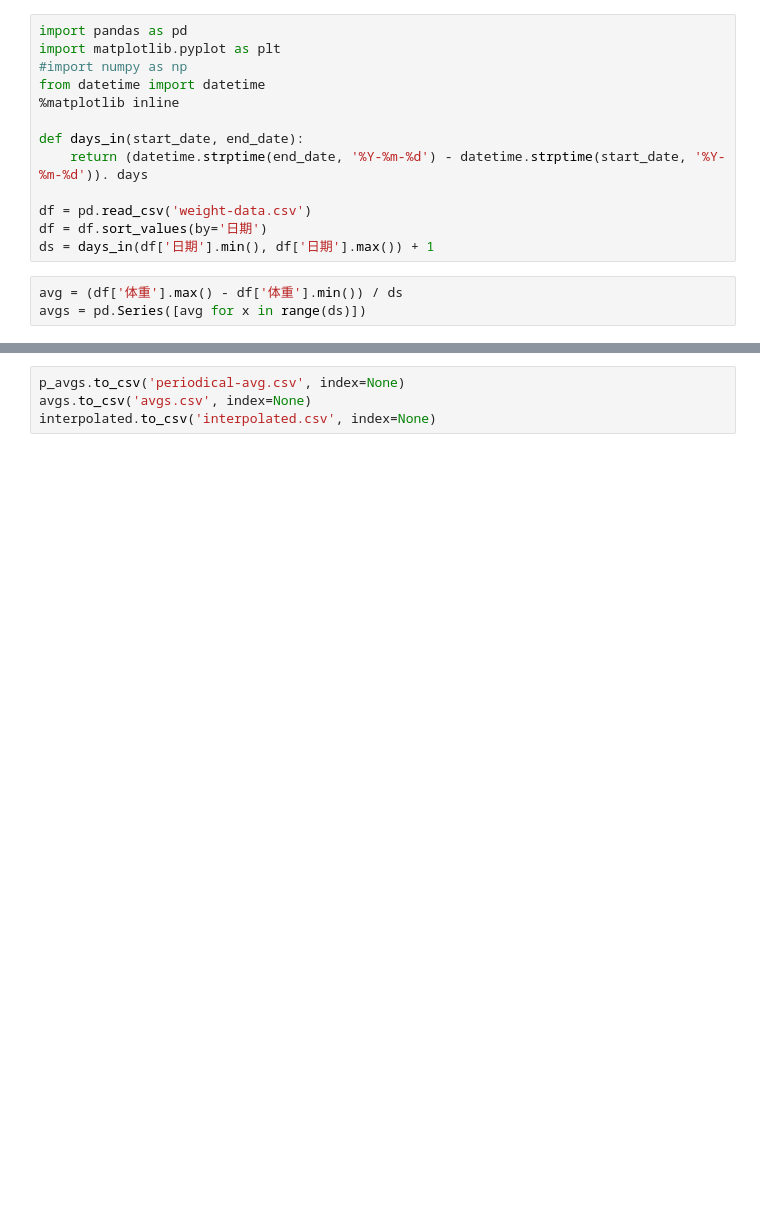
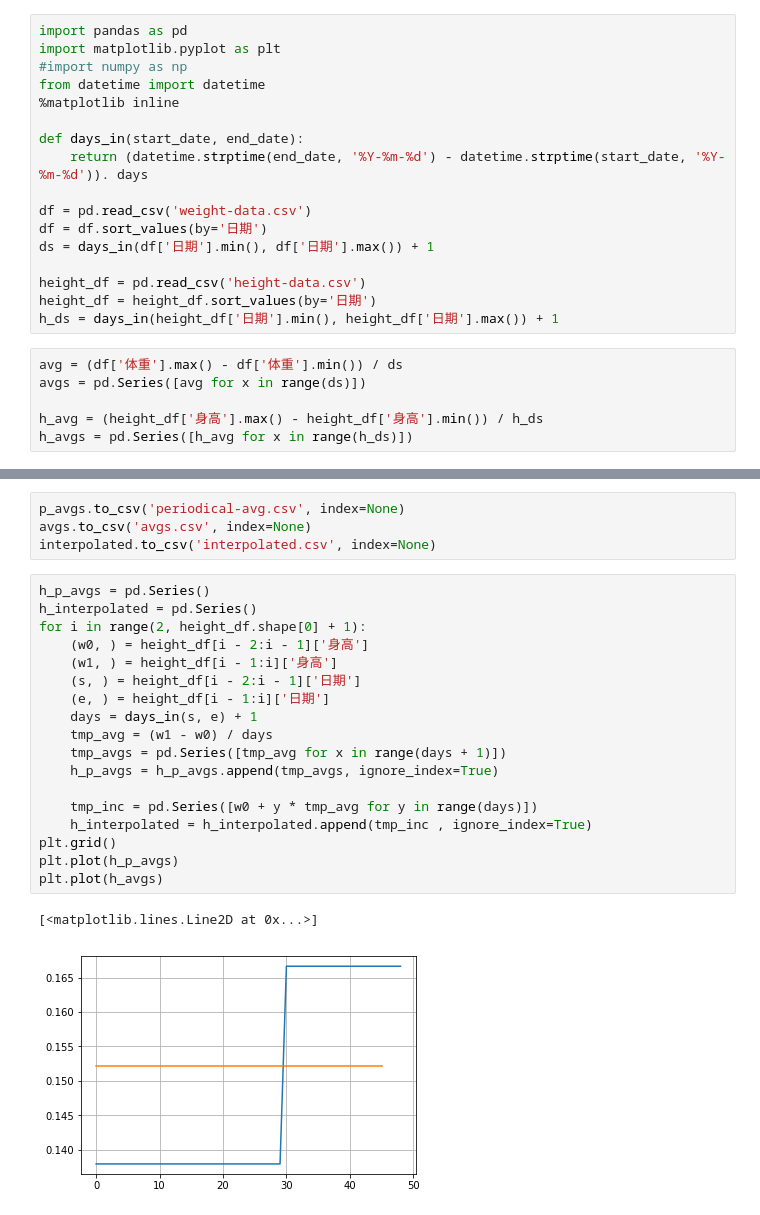
Before and after one commit to raof01/utilities, a Jupyter notebook: python/growth/growth.ipynb, the cells around one changed output, grey strips where cells are left out. Cells and saved outputs as stored; diff of their text form; blank space fills up the shorter version.

```diff
--- a/python/growth/growth.ipynb
+++ b/python/growth/growth.ipynb
@@ -11,9 +11,16 @@ def days_in(start_date, end_date):
 df = pd.read_csv('weight-data.csv')
 df = df.sort_values(by='日期')
 ds = days_in(df['日期'].min(), df['日期'].max()) + 1
+
+height_df = pd.read_csv('height-data.csv')
+height_df = height_df.sort_values(by='日期')
+h_ds = days_in(height_df['日期'].min(), height_df['日期'].max()) + 1
 # %%
 avg = (df['体重'].max() - df['体重'].min()) / ds
 avgs = pd.Series([avg for x in range(ds)])
+
+h_avg = (height_df['身高'].max() - height_df['身高'].min()) / h_ds
+h_avgs = pd.Series([h_avg for x in range(h_ds)])
 # %%
 p_avgs = pd.Series()
 interpolated = pd.Series()
@@ -52,3 +60,24 @@ plt.plot(interpolated)
 p_avgs.to_csv('periodical-avg.csv', index=None)
 avgs.to_csv('avgs.csv', index=None)
 interpolated.to_csv('interpolated.csv', index=None)
+# %%
+h_p_avgs = pd.Series()
+h_interpolated = pd.Series()
+for i in range(2, height_df.shape[0] + 1):
+    (w0, ) = height_df[i - 2:i - 1]['身高']
+    (w1, ) = height_df[i - 1:i]['身高']
+    (s, ) = height_df[i - 2:i - 1]['日期']
+    (e, ) = height_df[i - 1:i]['日期']
+    days = days_in(s, e) + 1
+    tmp_avg = (w1 - w0) / days
+    tmp_avgs = pd.Series([tmp_avg for x in range(days + 1)])
+    h_p_avgs = h_p_avgs.append(tmp_avgs, ignore_index=True)
+
+    tmp_inc = pd.Series([w0 + y * tmp_avg for y in range(days)])
+    h_interpolated = h_interpolated.append(tmp_inc , ignore_index=True)
+plt.grid()
+plt.plot(h_p_avgs)
+plt.plot(h_avgs)
+# %% [output]
+[<matplotlib.lines.Line2D at 0x...>]
+[figure, added]
```
Also changed, not shown: parts of 6 cells of this notebook, 3 other files.
